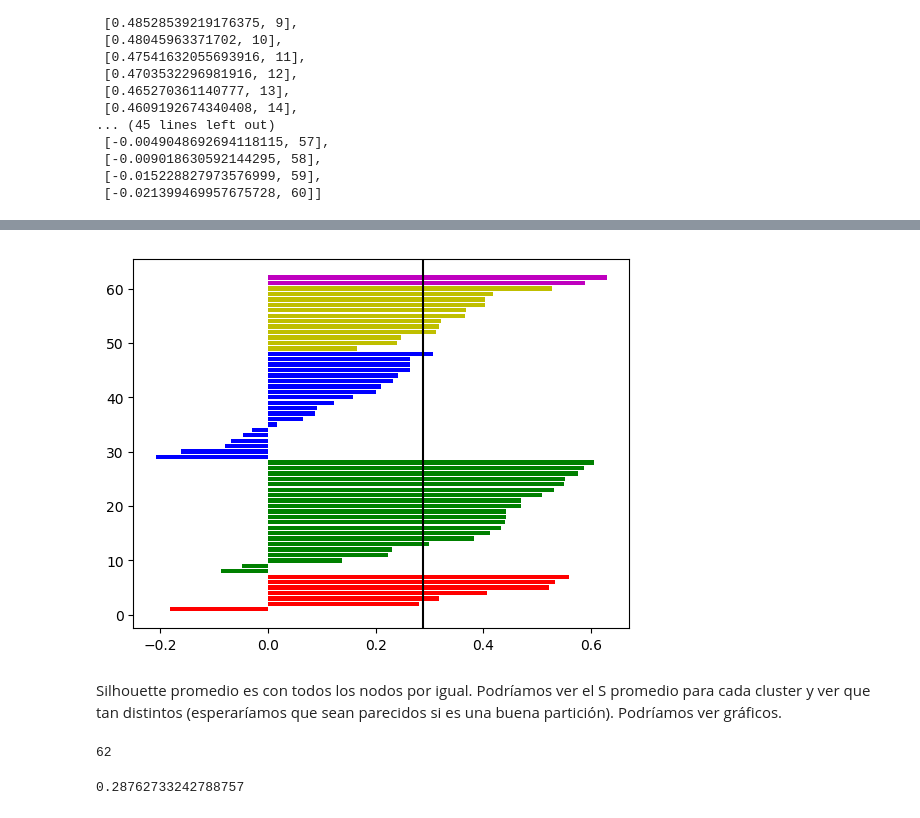
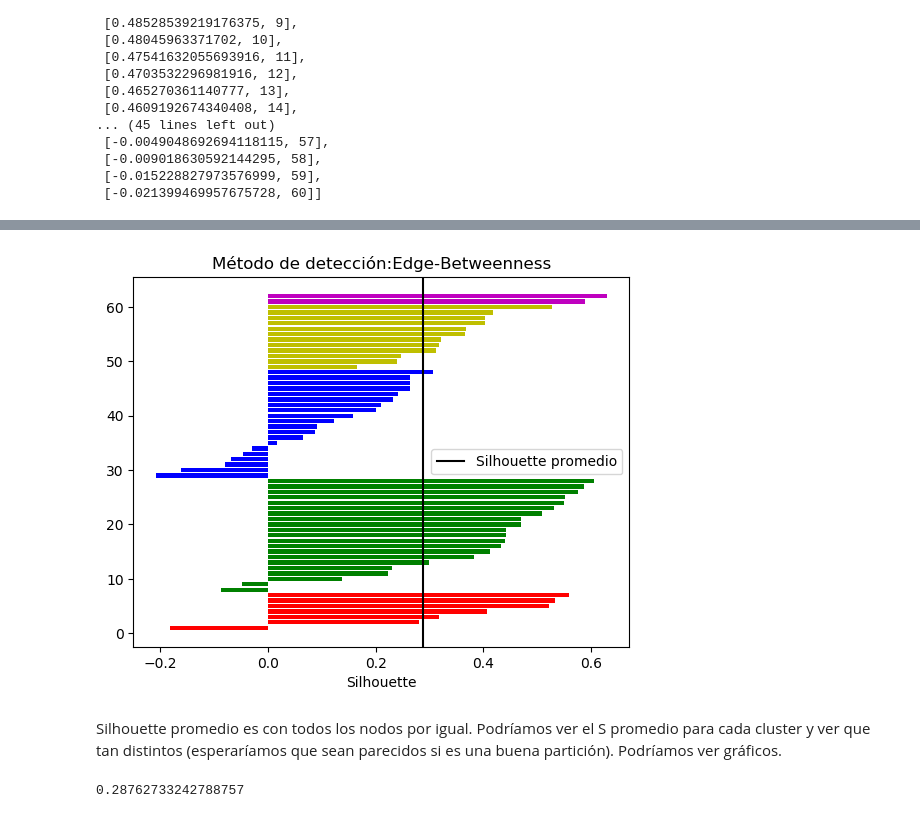
Before and after one commit to vms10/TPC3, a Jupyter notebook: tp3.ipynb, the cells around one changed output, grey strips where cells are left out. Drawn from its saved outputs; the diff is of its cells as text; code cells hidden in the pictures.

```diff
--- a/tp3.ipynb
+++ b/tp3.ipynb
@@ -312,25 +312,23 @@ for i in SilE: # i es un cluster
 # %%
 # Graficando siloutte Edge betweenness particion numero 3 (la de mayor modularidad)
 plt.rcdefaults()
 fig, ax = plt.subplots()
 
 
 y_pos = np.arange(1,63)
 sil= SilouE
 ax.barh(y_pos, sil, align='center',
         color=SCE)
 
-plt.axvline(sum(sil)/len(sil),c="k")
+plt.axvline(sum(sil)/len(sil),c="k",label='Silhouette promedio')
+plt.legend()
+plt.xlabel('Silhouette')
+plt.title("Método de detección:Edge-Betweenness")
 plt.show()
 # %% [output]
-[figure, old version]
+[figure, new version]
 # %% [markdown]
 Silhouette promedio es con todos los nodos por igual. Podríamos ver el S promedio para cada cluster y ver que tan distintos (esperaríamos que sean parecidos si es una buena partición). Podríamos ver gráficos.
-# %%
-AL=len(SilE[1])+len(SilE[2])+len(SilE[3])+len(SilE[0])+len(SilE[4])
-AL
-# %% [output]
-62
 # %%
 S=[]
 for i in range(len(SilE)):
```
Also changed, not shown: parts of 14 cells of this notebook.
